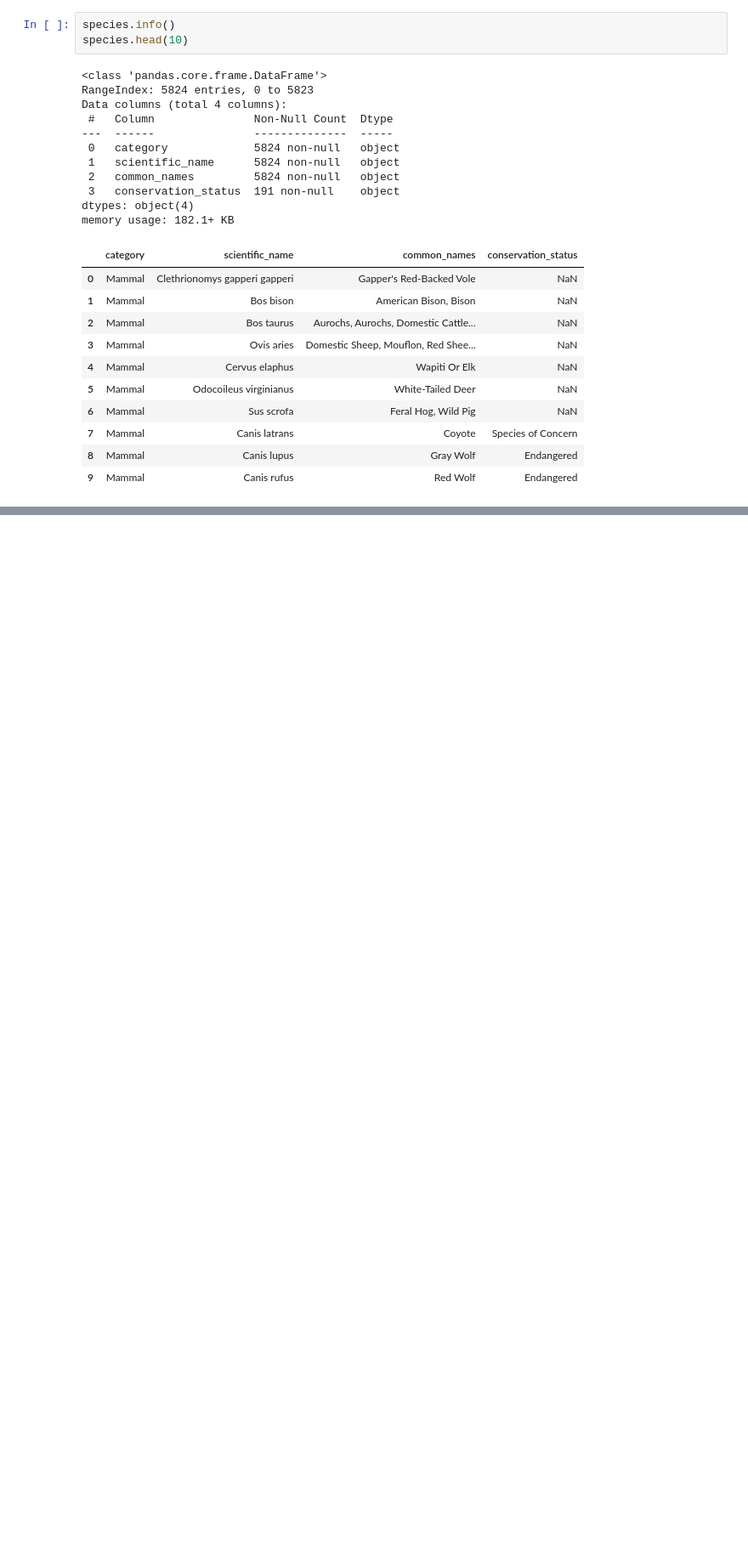
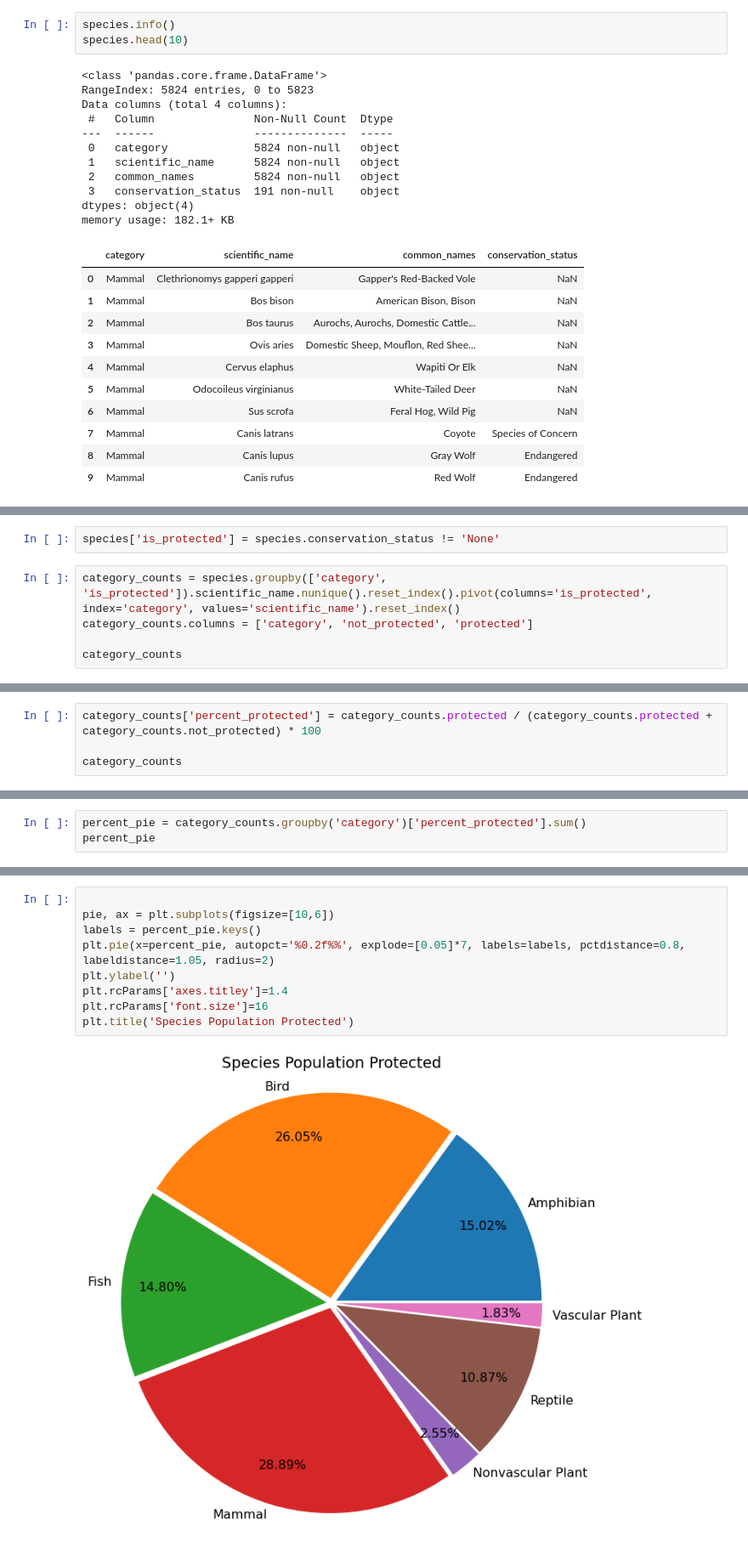
Before and after one commit to cvschwrtz/Biodiversity, a Jupyter notebook: biodiversity.ipynb, the cells around one changed output, grey strips where cells are left out. Shown: that part at 85% size. Cells and saved outputs as stored; diff of their text form; blank space fills up the shorter version.

```diff
--- a/biodiversity.ipynb
+++ b/biodiversity.ipynb
@@ -107,0 +188,7 @@ print(species.conservation_status.nunique())
+# %%
+species['is_protected'] = species.conservation_status != 'None'
+# %%
+category_counts = species.groupby(['category', 'is_protected']).scientific_name.nunique().reset_index().pivot(columns='is_protected', index='category', values='scientific_name').reset_index()
+category_counts.columns = ['category', 'not_protected', 'protected']
+
+category_counts
@@ -107,0 +208,4 @@ print(species.conservation_status.nunique())
+# %%
+category_counts['percent_protected'] = category_counts.protected / (category_counts.protected + category_counts.not_protected) * 100
+
+category_counts
@@ -107,0 +221,3 @@ print(species.conservation_status.nunique())
+# %%
+percent_pie = category_counts.groupby('category')['percent_protected'].sum()
+percent_pie
@@ -107,0 +234,11 @@ print(species.conservation_status.nunique())
+# %%
+
+pie, ax = plt.subplots(figsize=[10,6])
+labels = percent_pie.keys()
+plt.pie(x=percent_pie, autopct='%0.2f%%', explode=[0.05]*7, labels=labels, pctdistance=0.8, labeldistance=1.05, radius=2)
+plt.ylabel('')
+plt.rcParams['axes.titley']=1.4
+plt.rcParams['font.size']=16
+plt.title('Species Population Protected')
+# %% [output]
+[figure, added]
```
Also changed, not shown: parts of 27 cells of this notebook.
